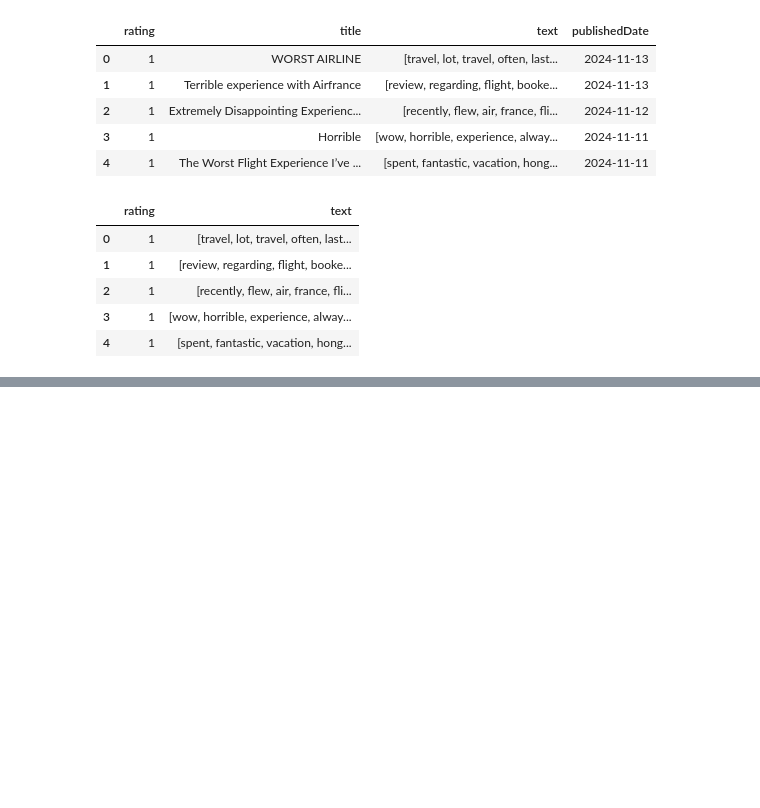
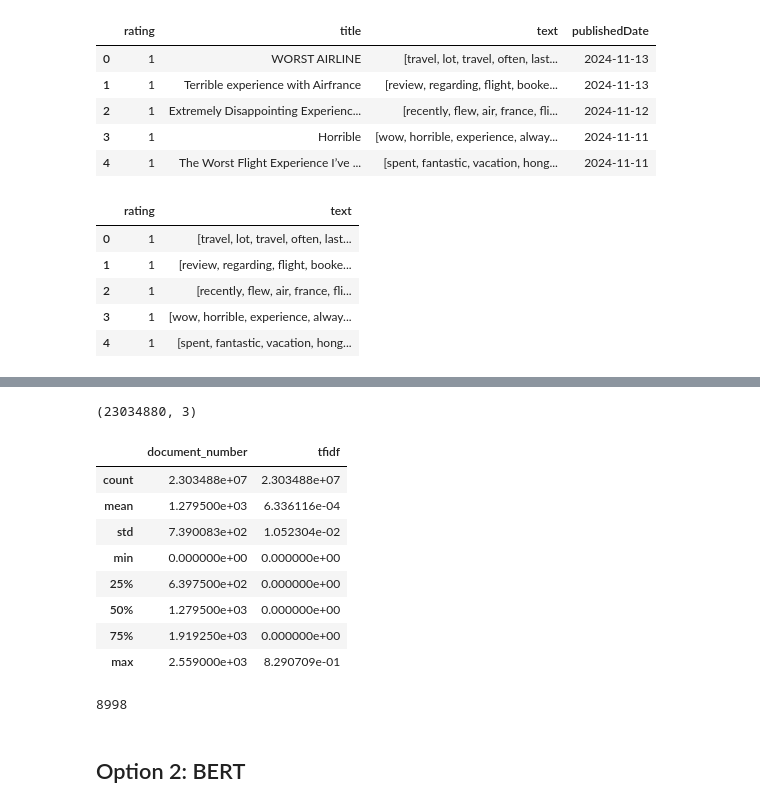
Before and after one commit to gulomovazukhrakhon/nlp-project, a Jupyter notebook: project-data-analysis.ipynb, the cells around one changed output, grey strips where cells are left out. Cells and saved outputs as stored; diff of their text form; code cells hidden in the pictures; blank space fills up the shorter version.

```diff
--- a/project-data-analysis.ipynb
+++ b/project-data-analysis.ipynb
@@ -103,0 +147,3 @@ dataset.head()
+# %%
+tfidf_df = tfidf_df.stack().reset_index()
+tfidf_df.head()
@@ -103,0 +157,3 @@ dataset.head()
+# %%
+tfidf_df = tfidf_df.rename(columns={0:'tfidf','level_1': 'term', 'level_2': 'term', 'level_0': 'document_number'})
+tfidf_df.head()
@@ -103,0 +167,23 @@ dataset.head()
+# %%
+tfidf_df.shape
+# %% [output]
+(23034880, 3)
+# %%
+tfidf_df.describe()
+# %% [output]
+|  | document_number | tfidf |
+| count | 2.303488e+07 | 2.303488e+07 |
+| mean | 1.279500e+03 | 6.336116e-04 |
+| std | 7.390083e+02 | 1.052304e-02 |
+| min | 0.000000e+00 | 0.000000e+00 |
+| 25% | 6.397500e+02 | 0.000000e+00 |
+| 50% | 1.279500e+03 | 0.000000e+00 |
+| 75% | 1.919250e+03 | 0.000000e+00 |
+| max | 2.559000e+03 | 8.290709e-01 |
+# %%
+vocabulary = vectorizer.vocabulary_
+len(vocabulary)
+# %% [output]
+8998
+# %% [markdown]
+## Option 2: BERT
```
Also changed, not shown: parts of 11 cells of this notebook.
